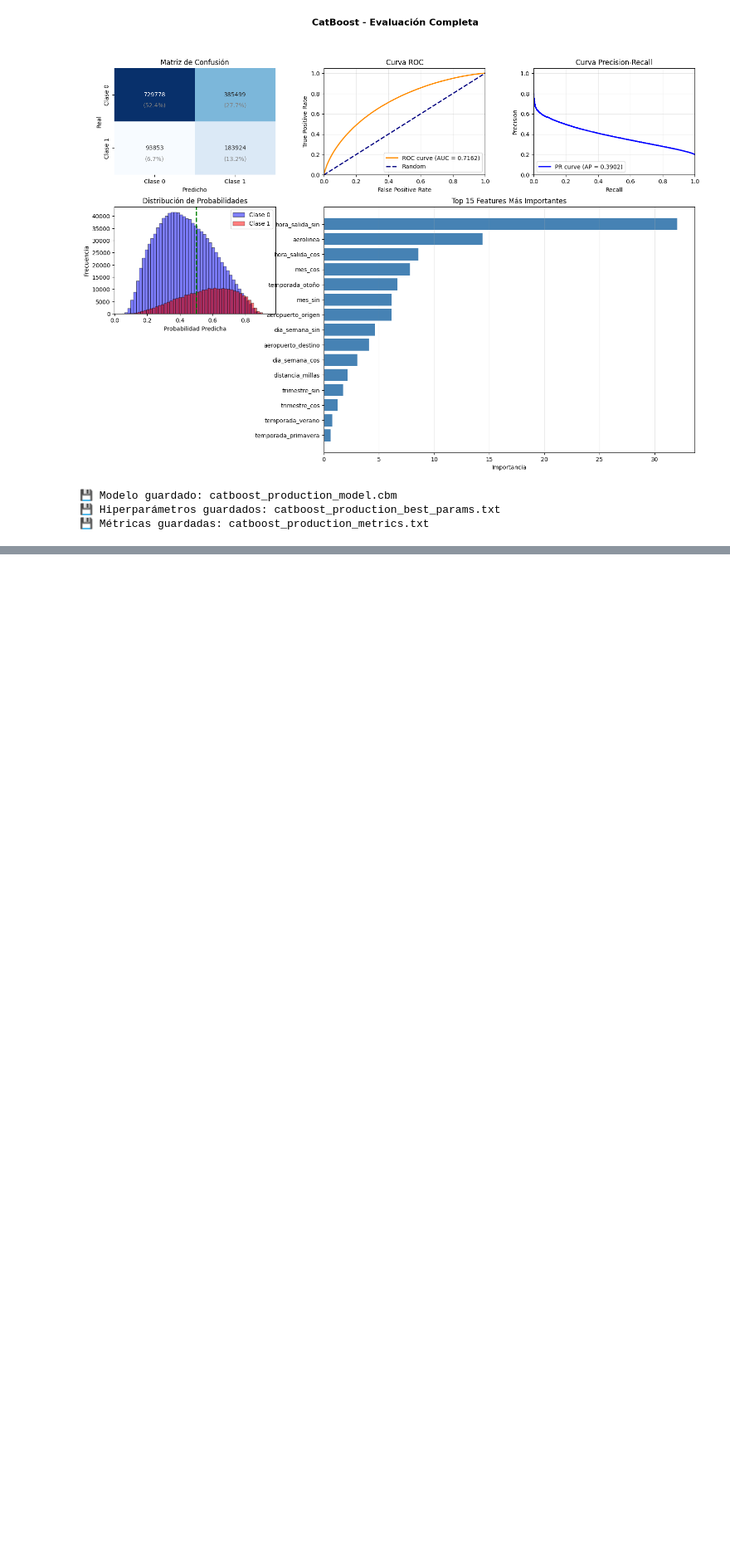
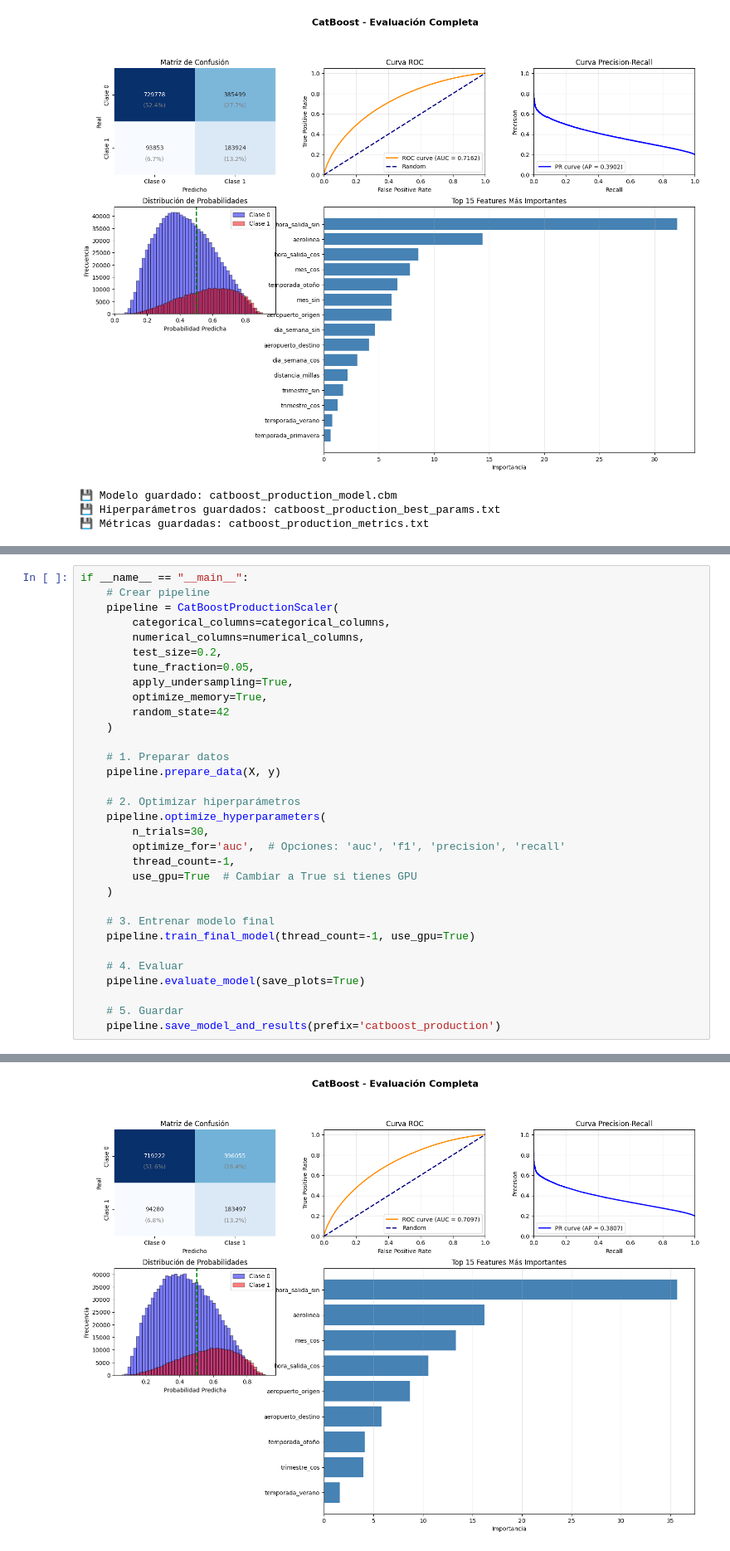
Before and after one commit to d4nye1/flight_on_time_mvp_H12-25-L-Equipo33, a Jupyter notebook: data-science/Optimizando_modelos_NoRNN.ipynb, the cells around one changed output, grey strips where cells are left out. Shown at 83% size. Saved outputs shown, nothing was run; the diff lists cells and outputs as text; blank space fills up the shorter version.

```diff
--- a/data-science/Optimizando_modelos_NoRNN.ipynb
+++ b/data-science/Optimizando_modelos_NoRNN.ipynb
@@ -2940,0 +3006,33 @@ aeropuerto_destino        4.08
+# %%
+if __name__ == "__main__":
+    # Crear pipeline
+    pipeline = CatBoostProductionScaler(
+        categorical_columns=categorical_columns,
+        numerical_columns=numerical_columns,
+        test_size=0.2,
+        tune_fraction=0.05,
+        apply_undersampling=True,
+        optimize_memory=True,
+        random_state=42
+    )
+
+    # 1. Preparar datos
+    pipeline.prepare_data(X, y)
+
+    # 2. Optimizar hiperparámetros
+    pipeline.optimize_hyperparameters(
+        n_trials=30,
+        optimize_for='auc',  # Opciones: 'auc', 'f1', 'precision', 'recall'
+        thread_count=-1,
+        use_gpu=True  # Cambiar a True si tienes GPU
+    )
+
+    # 3. Entrenar modelo final
+    pipeline.train_final_model(thread_count=-1, use_gpu=True)
+
+    # 4. Evaluar
+    pipeline.evaluate_model(save_plots=True)
+
+    # 5. Guardar
+    pipeline.save_model_and_results(prefix='catboost_production')
+# %% [output]
@@ -2940,0 +3073 @@ aeropuerto_destino        4.08
+[figure, added]
```
Also changed, not shown: parts of 6 cells of this notebook.
